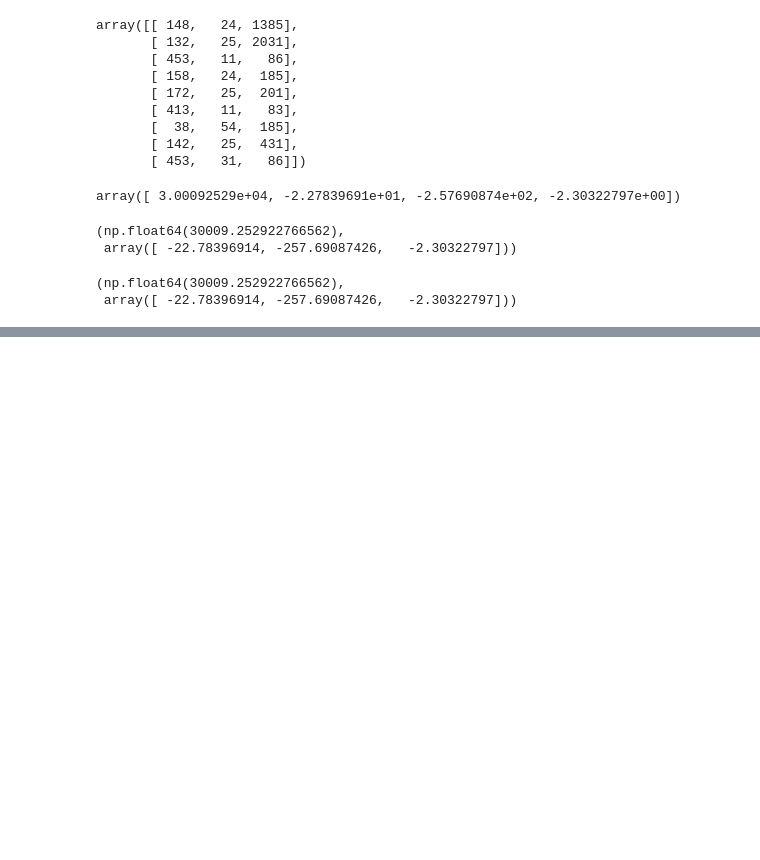
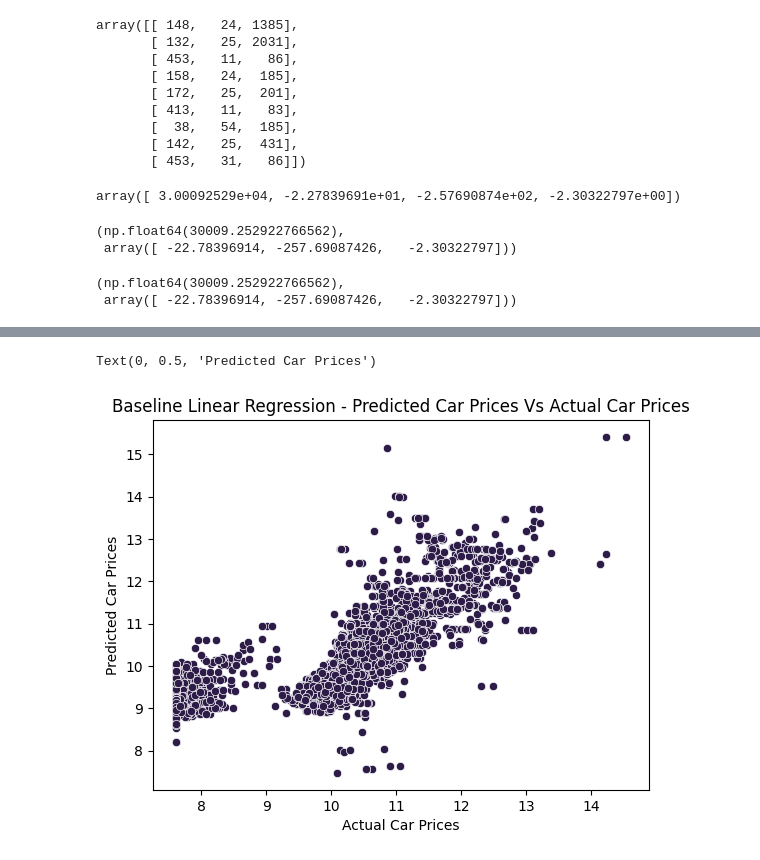
Before and after one commit to ShaniceWilliams/ml-zoomcamp, a Jupyter notebook: 02_regression/car_price_pred.ipynb, the cells around one changed output, grey strips where cells are left out. Cells and saved outputs as stored; diff of their text form; code cells hidden in the pictures; blank space fills up the shorter version.

```diff
--- a/02_regression/car_price_pred.ipynb
+++ b/02_regression/car_price_pred.ipynb
@@ -634,0 +712,9 @@ train_linear_regression(X, y)
+# %%
+# Predictions vs actual
+sns.scatterplot(x=y_train, y=y_pred, color=hist_uni_color)
+plt.title('Baseline Linear Regression - Predicted Car Prices Vs Actual Car Prices')
+plt.xlabel('Actual Car Prices')
+plt.ylabel('Predicted Car Prices')
+# %% [output]
+Text(0, 0.5, 'Predicted Car Prices')
+[figure, added]
```
Also changed, not shown: parts of 11 cells of this notebook.
